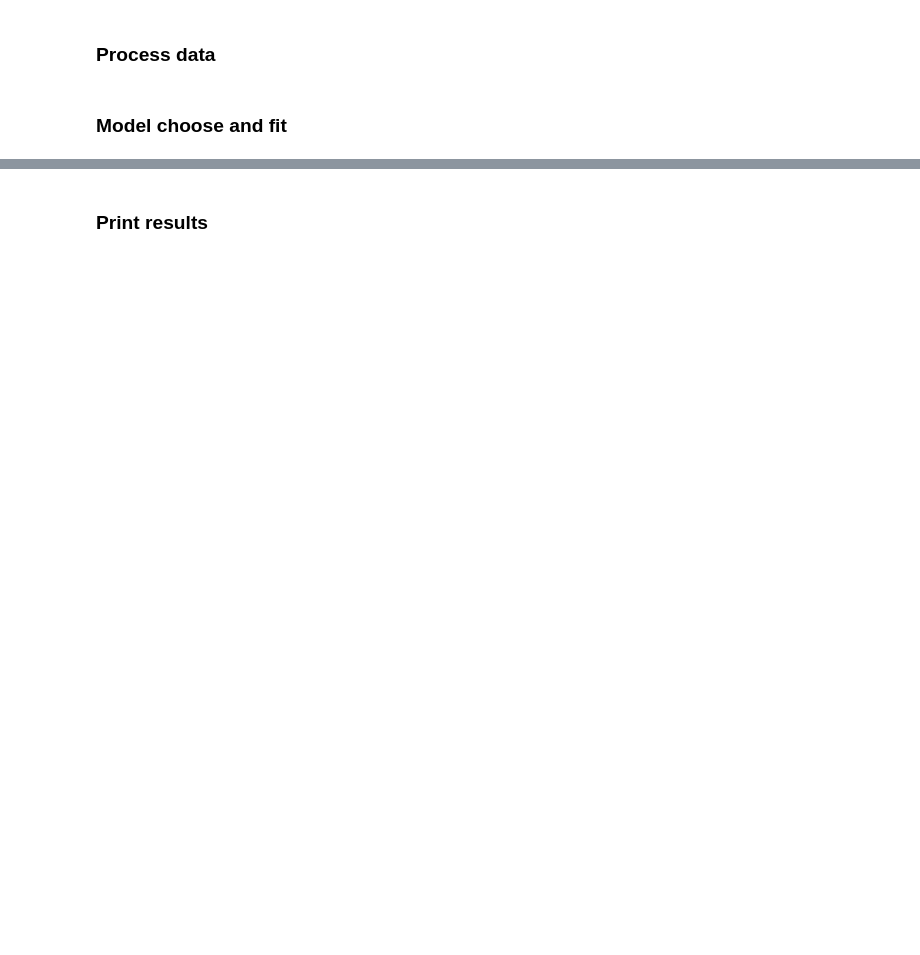
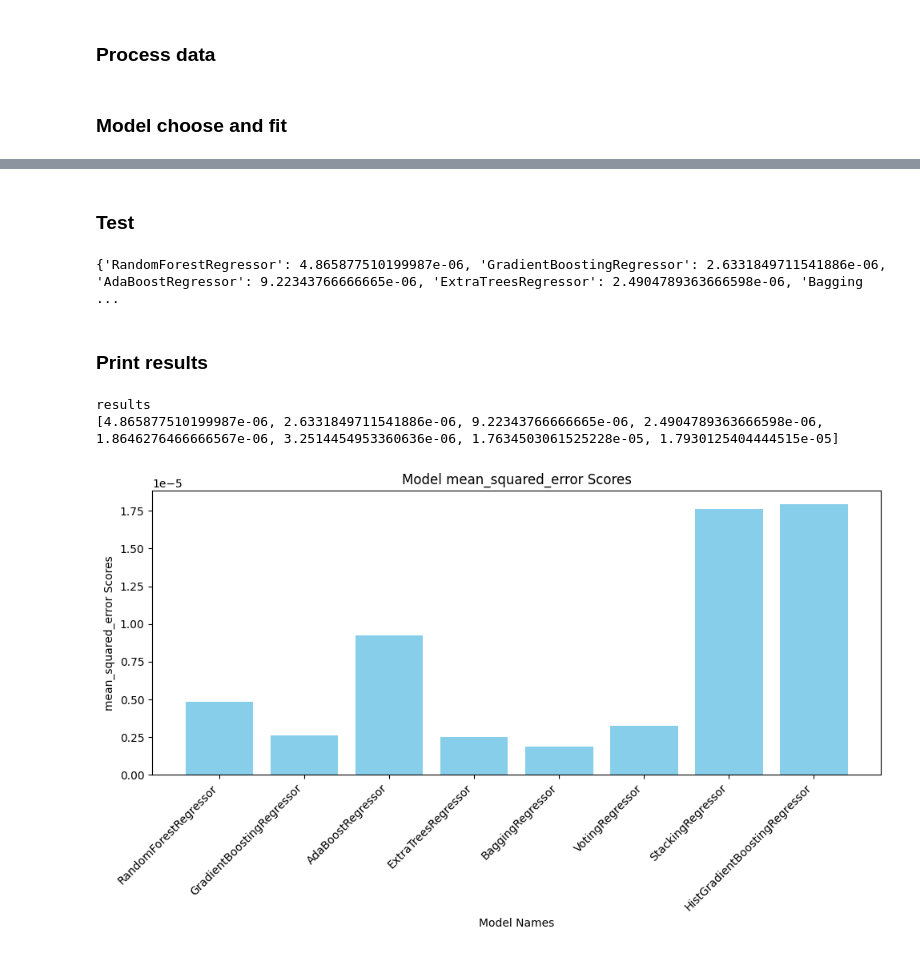
Before and after one commit to AtillaErsezen/microsoft, a Jupyter notebook: microsoft.ipynb, the cells around one changed output, grey strips where cells are left out. Cells and saved outputs as stored; diff of their text form; code cells hidden in the pictures; blank space fills up the shorter version.

```diff
--- a/microsoft.ipynb
+++ b/microsoft.ipynb
@@ -431,17 +487,64 @@ accuracy_scores = list(histogram_data.values())
+# %% [markdown]
+### Test
+# %%
+def test_pipelines(pipelines: List[Pipeline], loss_function) -> Dict[str, float]:
+    '''Tests all the pipelines in the given list and returns a dict
+    with keys as model names and loss values as values of dict.
+    Args:
+        pipelines (List[Pipeline]): a list of pipelines to be tested
+        loss_function (function): loss function to be used as performance metric
+    Returns:
+        Dict[str, float]: a dictionary with model names as keys and metric scores as values
+    '''
+    results: Dict[str, float] = dict()
+    for p in pipelines:
+        model_name = p.named_steps["model"]
+        try:
+            y_pred = p.predict(x_test)
+        except ValueError as e:
+            print(f"{model_name} encountered error '{e}'")
+            break
+        score = loss_function(y_test, y_pred)
+        #TODO float'a çevirmek gerekebilir
+        results[model_name] = score
+    return results
+
+histogram_data: Dict[str, float] = test_pipelines(pipelines, LOSS_FUNCTION)
+print(histogram_data)
+# histogram yapabilmek için liste olarak ihtiyacımız var verilere
+model_names = list(histogram_data.keys())
+#FIXME buradakilerin np.float(0.235345) değil dümdüz float olması lazım
+test_scores = list(histogram_data.values())
+# %% [output]
+{'RandomForestRegressor': 4.865877510199987e-06, 'GradientBoostingRegressor': 2.6331849711541886e-06, 'AdaBoostRegressor': 9.22343766666665e-06, 'ExtraTreesRegressor': 2.4904789363666598e-06, 'Bagging ...
 # %% [markdown]
 ### Print results
 # %%
-def print_results(model_names, scores):
+def print_results(model_names: List[str], scores: List[float], loss_function_name: str) -> None:
+    '''Creates a histogram with model names as x axis and loss function scores as y axis
+    and displays it.
+    Args:
+        model_names (List[str]): list of model names to be used for x axis
+        scores (List[float]): list of loss function scores to be used for y axis
+        loss_function_name (str): name of loss function to be displayed with f string in Python.
+    Returns:
+        None
+    '''
+    print("results")
+    print(scores)
     # Plotting the histogram
     plt.figure(figsize=(10, 6))
-    plt.bar(model_names, accuracy_scores, color='skyblue')
+    plt.bar(model_names, scores, color='skyblue')
     plt.xlabel('Model Names')
-    plt.ylabel('Accuracy Scores')
-    plt.ylim(0.0, 1.0)
-    plt.title('Model Accuracy Scores')
+    plt.ylabel(f'{loss_function_name} Scores')
+    plt.title(f'Model {loss_function_name} Scores')
     plt.xticks(rotation=45, ha='right')
     plt.tight_layout()
     plt.show()
 
-
-print_results(model_names, accuracy_scores)
+#FIXME HISTOGRAM GOZUKMUYOR HATAYI DUZELT
+print_results(model_names, test_scores, LOSS_FUNCTION.__name__)
+# %% [output]
+results
+[4.865877510199987e-06, 2.6331849711541886e-06, 9.22343766666665e-06, 2.4904789363666598e-06, 1.8646276466666567e-06, 3.2514454953360636e-06, 1.7634503061525228e-05, 1.7930125404444515e-05]
+[figure, added]
```
Also changed, not shown: parts of 6 cells of this notebook.
